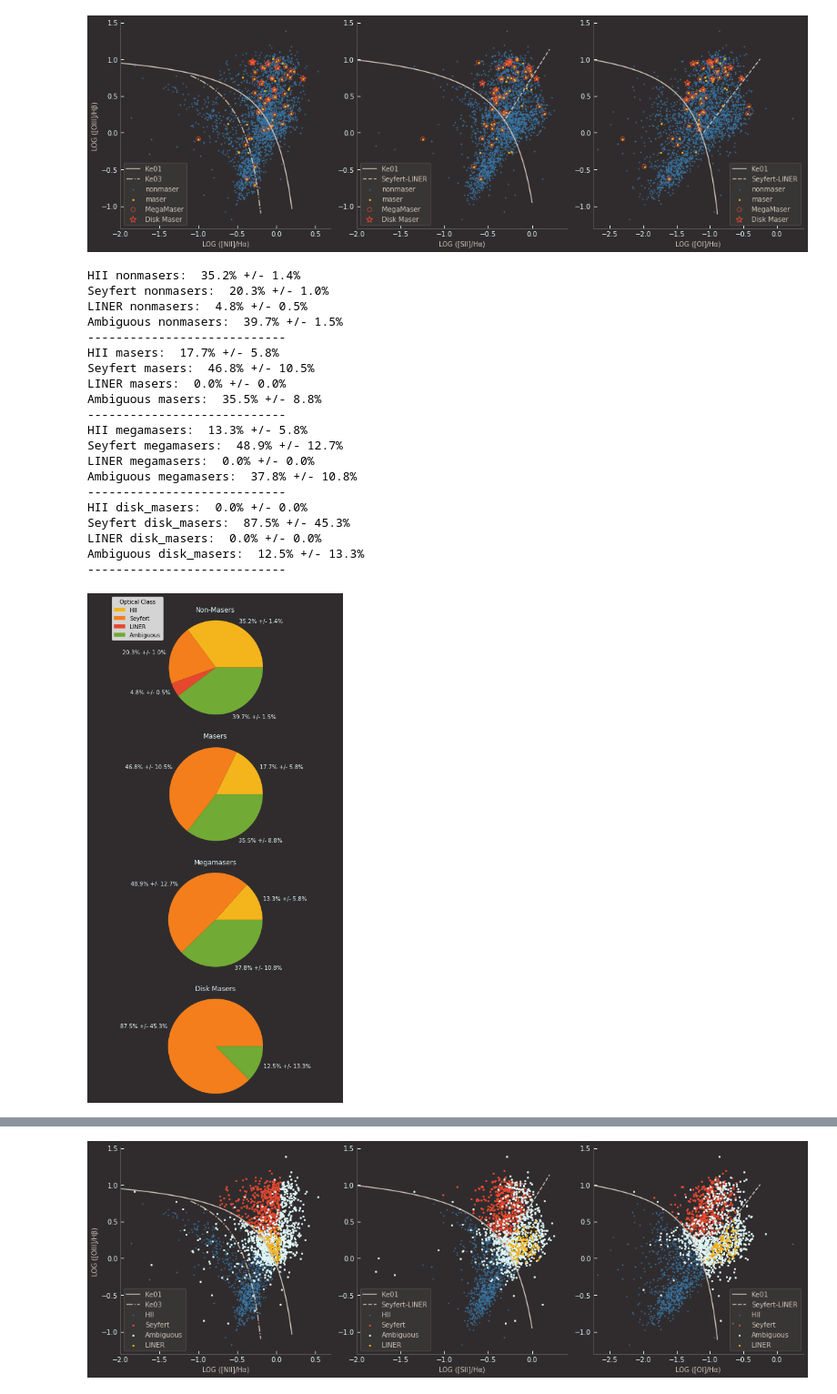
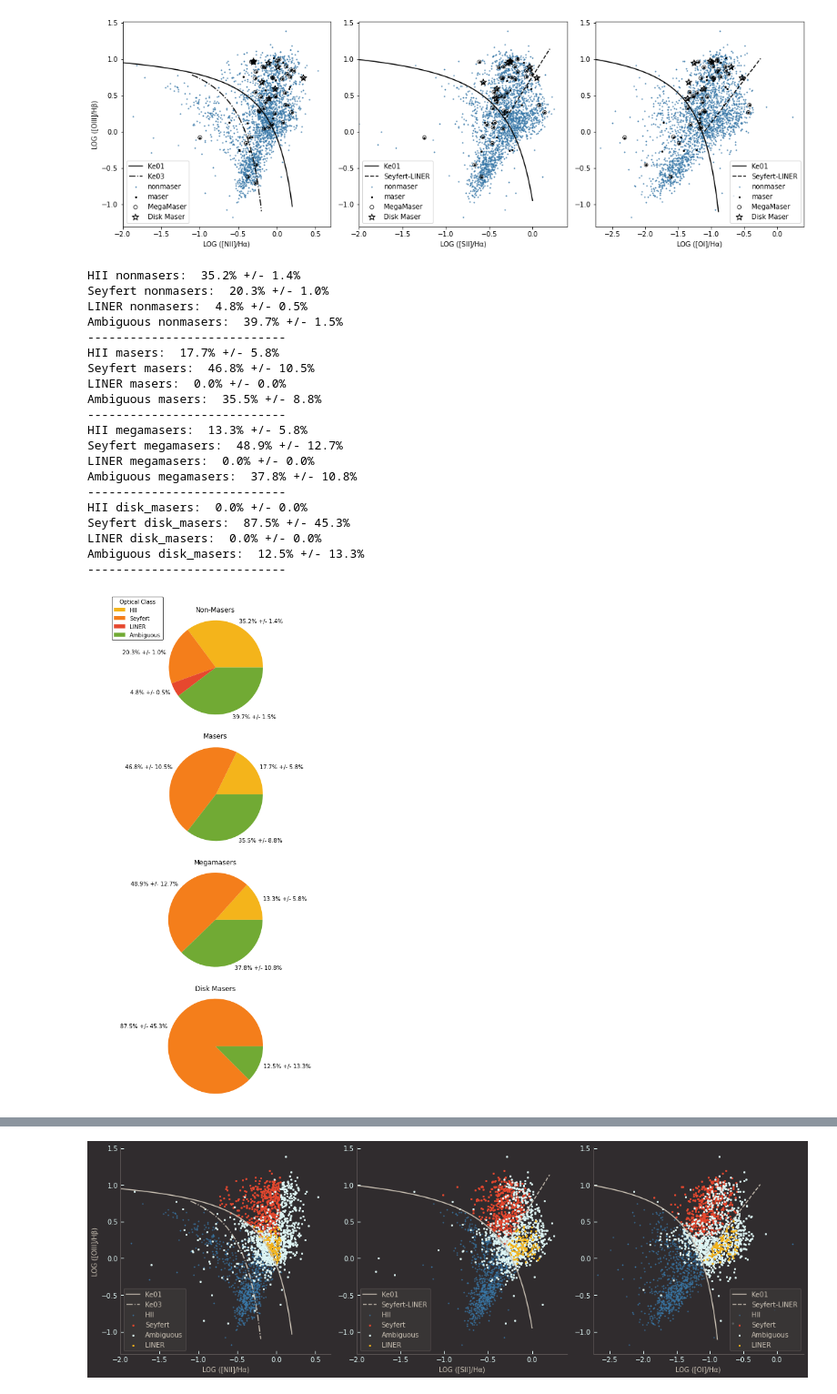
Before and after one commit to MaserResearchConstax23/pyscripts, a Jupyter notebook: optical_data_MPA.ipynb, the cells around one changed output, grey strips where cells are left out. Shown at 91% size. Cells and saved outputs as stored; diff of their text form; code cells hidden in the pictures.

Commit message:
make graphs white bg

```diff
--- a/optical_data_MPA.ipynb
+++ b/optical_data_MPA.ipynb
@@ -69,56 +69,56 @@ for i, ax in enumerate(axes):
     ax.scatter(x_data[non_maser_mask], y_data[non_maser_mask], color="#3978a8",s=1,label ="nonmaser")
 
     # Plotting maser points
-    ax.scatter(x_data[maser_mask], y_data[maser_mask], color="#f4b41b",s=4,label="maser")
+    ax.scatter(x_data[maser_mask], y_data[maser_mask], color="#000000",s=4,label="maser")
     # Overplot megamasers
-    ax.scatter(x_data[megamaser_mask], y_data[megamaser_mask], color="#e6482e",s=40,marker='o',label="MegaMaser",facecolors='none',linewidths=.75)
+    ax.scatter(x_data[megamaser_mask], y_data[megamaser_mask], color="#000000",s=30,marker='o',label="MegaMaser",facecolors='none',linewidths=.75)
     # Overplot disks
-    ax.scatter(x_data[disk_mask], y_data[disk_mask], color="#e6482e",s=100,marker="*",label="Disk Maser",facecolors='none')
+    ax.scatter(x_data[disk_mask], y_data[disk_mask], color="#000000",s=100,marker="*",label="Disk Maser",facecolors='none')
 
     if i == 0:
         xvals=np.linspace(-3.5,0.2,1000)
         yvals=(0.6/(xvals-0.47))+1.19
-        ax.plot(xvals,yvals,color="#cfc6b8",label="Ke01")
+        ax.plot(xvals,yvals,color="#000000",label="Ke01")
 
         xvals=np.linspace(-1.1,-.2,1000)
         yvals=(0.6/(xvals-0.05))+1.3
-        ax.plot(xvals,yvals,color="#cfc6b8",label="Ke03",linestyle='-.')
+        ax.plot(xvals,yvals,color="#000000",label="Ke03",linestyle='-.')
         ax.set_xlabel(x_columns[i])
 
         ax.set_xlim(-2, 0.7)  # Set the desired x-range
-        ax.set_ylabel("LOG ([OIII]/Hβ)",color='#cfc6b8')
+        ax.set_ylabel("LOG ([OIII]/Hβ)",color='#000000')
 
     if i == 1:
         xvals=np.linspace(-3.5,0.0,1000)
         yvals=(0.72/(xvals-0.32))+1.30
-        ax.plot(xvals,yvals,color="#cfc6b8",label="Ke01")
+        ax.plot(xvals,yvals,color="#000000",label="Ke01")
         xvals=np.linspace(-.30,0.2,1000)
         yvals=(1.89*xvals)+0.76
-        ax.plot(xvals,yvals,color="#cfc6b8",label="Seyfert-LINER", linestyle='--')
+        ax.plot(xvals,yvals,color="#000000",label="Seyfert-LINER", linestyle='--')
         ax.set_xlim(-2, 0.4)  # Set the desired x-range
 
 
     if i == 2:
 
         #0.73/[log([O I]/Hα) + 0.59] + 1.33 < log([O III]/Hβ)
 
         xvals=np.linspace(-3.5,-.89,1000)
         yvals=(0.73/(xvals+0.59))+1.33
-        ax.plot(xvals,yvals,color="#cfc6b8",label="Ke01")
+        ax.plot(xvals,yvals,color="#000000",label="Ke01")
         xvals=np.linspace(-1.1,-.25,1000)
         yvals=(1.18*xvals)+1.3
-        ax.plot(xvals,yvals,color="#cfc6b8",label="Seyfert-LINER", linestyle='--')
+        ax.plot(xvals,yvals,color="#000000",label="Seyfert-LINER", linestyle='--')
         ax.set_xlim(-2.75, 0.4)  # Set the desired x-range
 
-    ax.set_xlabel(x_col_labels[i],color='#cfc6b8')
+    ax.set_xlabel(x_col_labels[i],color='#000000')
     legend = ax.legend()
-    set_up_style(ax)
+    # set_up_style(ax)
 
 
 plt.tight_layout()
 plt.show()
 # %% [output]
-[figure, old version]
+[figure, new version]
 # %%
 
 # Function to determine the new column value based on the values of "N2Ha", "S2Ha", and "O1Ha".
@@ -293,36 +293,40 @@ def format_label(val,tot):
         return div_str(val,tot)
 
 # Set the background color for all pie charts
-plt.figure(figsize=(8, 16), facecolor='#302c2e')
+plt.figure(figsize=(8, 16), facecolor='#FFFFFF')
 
 # Plot the first pie chart (non-masers)
 plt.subplot(4, 1, 1)
-plt.pie([(val / total_nonmasers) * 100 for val in non_masers_data], labels=[format_label(val,total_nonmasers) for val in non_masers_data], colors=colors, textprops={'color': '#dff6f5'})
-plt.title("Non-Masers", color='#dff6f5')
+plt.pie([(val / total_nonmasers) * 100 for val in non_masers_data], labels=[format_label(val,total_nonmasers) for val in non_masers_data], colors=colors, textprops={'color': '#000000'})
+plt.title("Non-Masers", color='#000000')
 plt.axis('equal')
 
 # Plot the second pie chart (masers)
 plt.subplot(4, 1, 2)
-plt.pie([(val / total_masers) * 100 for val in masers_data], labels=[format_label(val,total_masers) for val in masers_data], colors=colors, textprops={'color': '#dff6f5'})
-plt.title("Masers", color='#dff6f5')
+plt.pie([(val / total_masers) * 100 for val in masers_data], labels=[format_label(val,total_masers) for val in masers_data], colors=colors, textprops={'color': '#000000'})
+plt.title("Masers", color='#000000')
 plt.axis('equal')
 
 # Plot the third pie chart (megamasers)
 plt.subplot(4, 1, 3)
-plt.pie([(val / total_megamasers) * 100 for val in megamasers_data], labels=[format_label(val,total_megamasers) for val in megamasers_data], colors=colors, textprops={'color': '#dff6f5'})
-plt.title("Megamasers", color='#dff6f5')
+plt.pie([(val / total_megamasers) * 100 for val in megamasers_data], labels=[format_label(val,total_megamasers) for val in megamasers_data], colors=colors, textprops={'color': '#000000'})
+plt.title("Megamasers", color='#000000')
 plt.axis('equal')
 
 # Plot the fourth pie chart (disk masers)
 plt.subplot(4, 1, 4)
-plt.pie([(val / total_disk_masers) * 100 for val in disk_masers_data], labels=[format_label(val,total_disk_masers) for val in disk_masers_data], colors=colors, textprops={'color': '#dff6f5'})
-plt.title("Disk Masers", color='#dff6f5')
+plt.pie([(val / total_disk_masers) * 100 for val in disk_masers_data], labels=[format_label(val,total_disk_masers) for val in disk_masers_data], colors=colors, textprops={'color': '#000000'})
+plt.title("Disk Masers", color='#000000')
 plt.axis('equal')
 
 # Add a single legend for all four charts
 legend_labels = ["HII", "Seyfert", "LINER", "Ambiguous"]
-plt.legend(labels=legend_labels, loc="upper right", bbox_to_anchor=(.3, 4.8), title="Optical Class")
+legend = plt.legend(labels=legend_labels, loc="upper right", bbox_to_anchor=(.3, 4.8), title="Optical Class",facecolor='#FFFFFF', edgecolor='#000000')
+title = legend.get_title()
+title.set_color('#000000')  # Set the title color
 
+for text in legend.get_texts():
+        text.set_color('#000000')  # Set legend text color
 # Show the pie charts
 plt.tight_layout()
 plt.show()
@@ -347,7 +351,7 @@ Seyfert disk_masers:  87.5% +/- 45.3%
 LINER disk_masers:  0.0% +/- 0.0%
 Ambiguous disk_masers:  12.5% +/- 13.3%
 ----------------------------
-[figure, old version]
+[figure, new version]
 # %%
 
 def set_up_style(ax):
```
Also changed, not shown: parts of 1 cell of this notebook, 1 other file.
